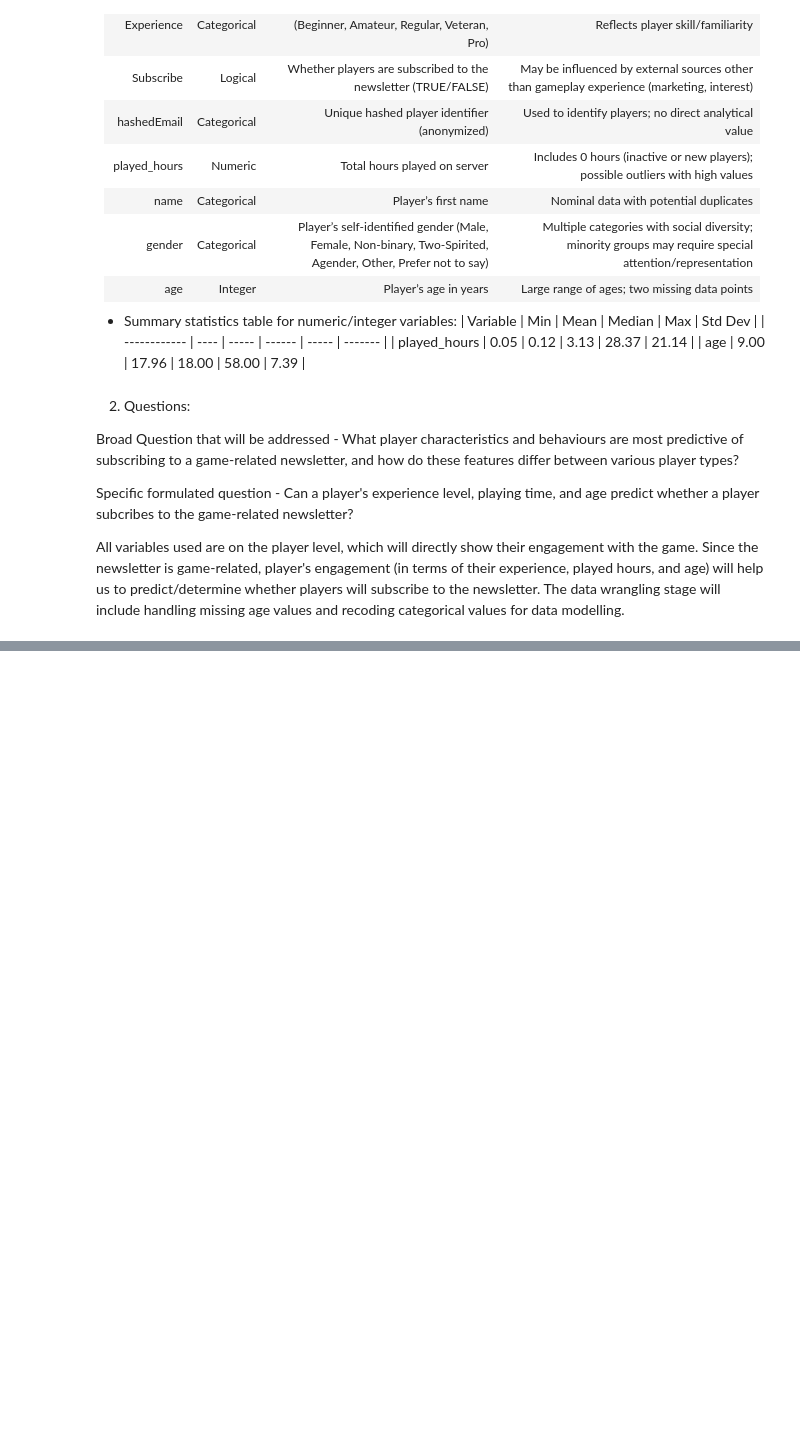
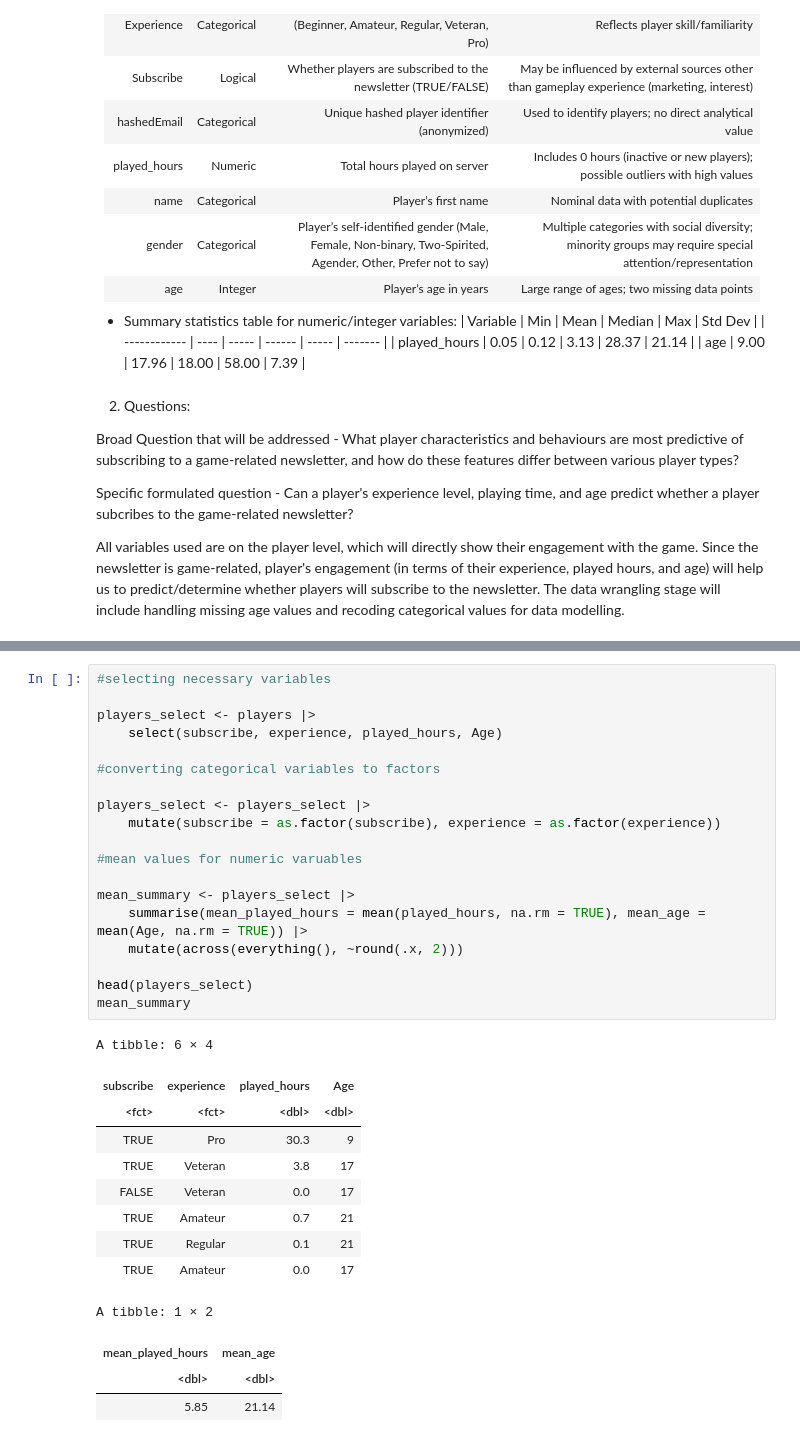
Before and after one commit to ineshsingh29-bit/DSCI100-template, a Jupyter notebook: Individual_Project_planning.ipynb, the cells around one changed output, grey strips where cells are left out. Drawn from its saved outputs; the diff is of its cells as text; blank space fills up the shorter version.

```diff
--- a/Individual_Project_planning.ipynb
+++ b/Individual_Project_planning.ipynb
@@ -117,0 +144,33 @@ The data wrangling stage will include handling missing age values and recoding c
+# %%
+#selecting necessary variables
+
+players_select <- players |>
+    select(subscribe, experience, played_hours, Age)
+
+#converting categorical variables to factors
+
+players_select <- players_select |>
+    mutate(subscribe = as.factor(subscribe), experience = as.factor(experience))
+
+#mean values for numeric varuables
+
+mean_summary <- players_select |>
+    summarise(mean_played_hours = mean(played_hours, na.rm = TRUE), mean_age = mean(Age, na.rm = TRUE)) |>
+    mutate(across(everything(), ~round(.x, 2)))
+
+head(players_select)
+mean_summary
+# %% [output]
+A tibble: 6 × 4
+| subscribe | experience | played_hours | Age |
+| <fct> | <fct> | <dbl> | <dbl> |
+| TRUE | Pro | 30.3 | 9 |
+| TRUE | Veteran | 3.8 | 17 |
+| FALSE | Veteran | 0.0 | 17 |
+| TRUE | Amateur | 0.7 | 21 |
+| TRUE | Regular | 0.1 | 21 |
+| TRUE | Amateur | 0.0 | 17 |
+A tibble: 1 × 2
+| mean_played_hours | mean_age |
+| <dbl> | <dbl> |
+| 5.85 | 21.14 |
```
Also changed, not shown: parts of 5 cells of this notebook.
